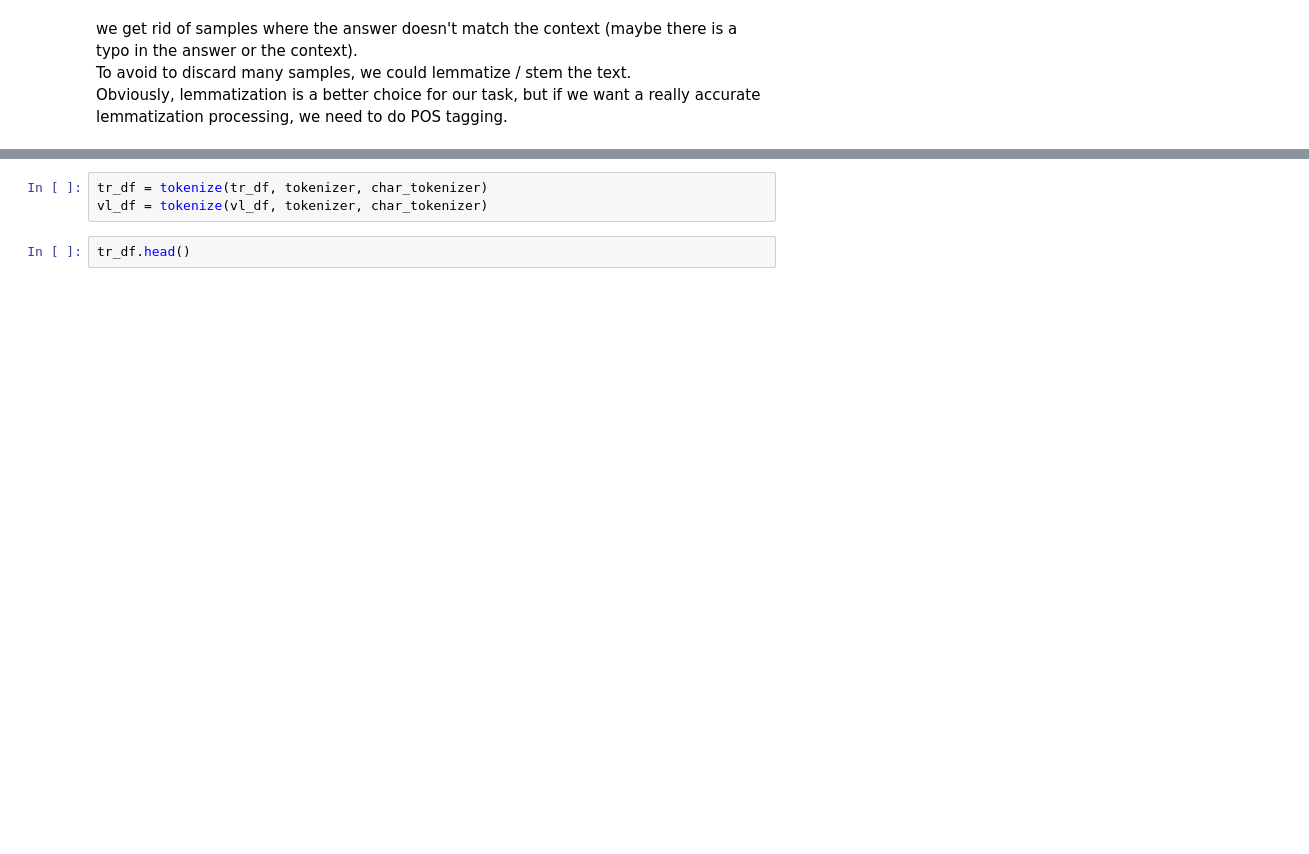
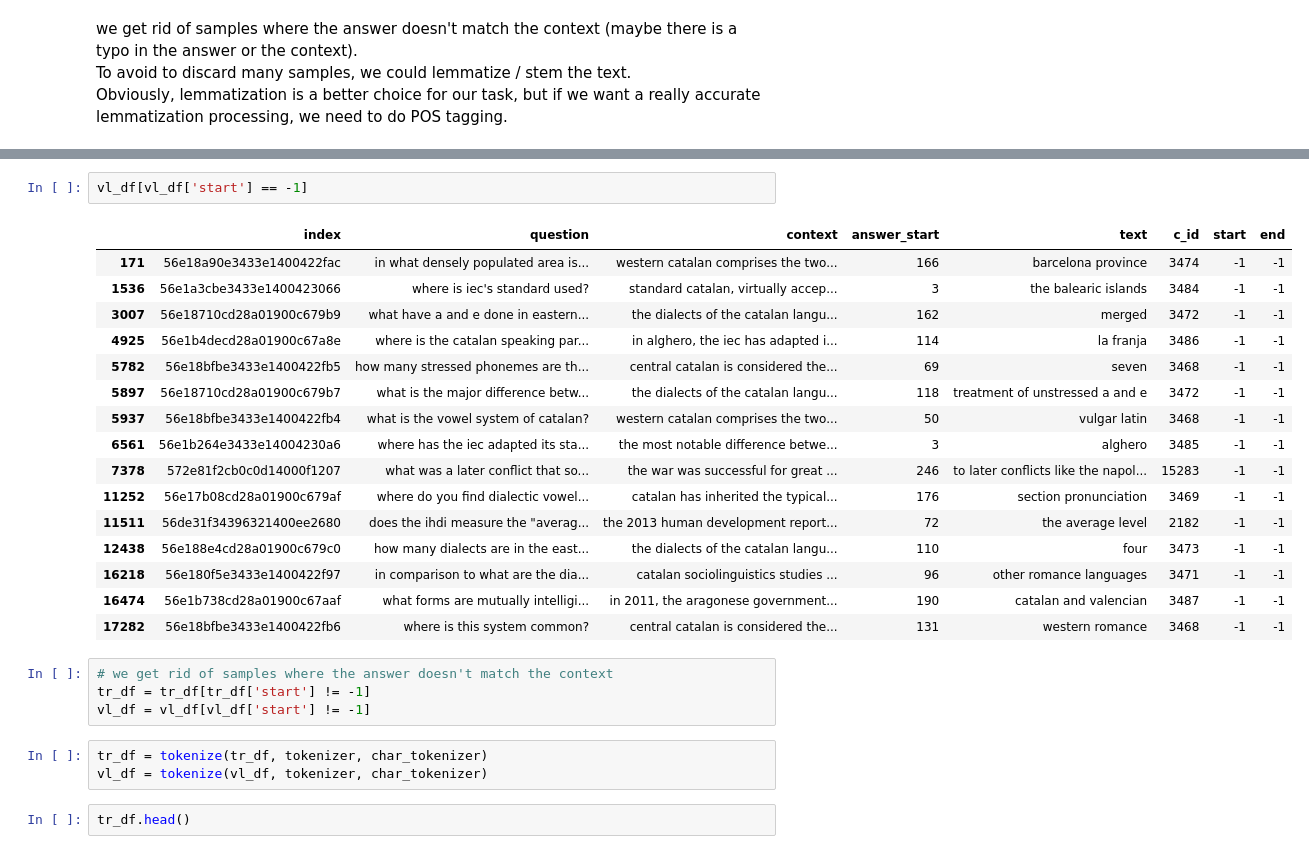
Before and after one commit to CorentinMAG/NLP, a Jupyter notebook: BIDAF/bidaf_preprocessing.ipynb, the cells around one changed output, grey strips where cells are left out. Drawn from its saved outputs; the diff is of its cells as text; blank space fills up the shorter version.

```diff
--- a/BIDAF/bidaf_preprocessing.ipynb
+++ b/BIDAF/bidaf_preprocessing.ipynb
@@ -272,3 +295,26 @@ tr_df[tr_df['start'] == -1].shape[0], vl_df[vl_df['start'] == -1].shape[0]
+# %%
+vl_df[vl_df['start'] == -1]
+# %% [output]
+|  | index | question | context | answer_start | text | c_id | start | end |
+| 171 | 56e18a90e3433e1400422fac | in what densely populated area is... | western catalan comprises the two... | 166 | barcelona province | 3474 | -1 | -1 |
+| 1536 | 56e1a3cbe3433e1400423066 | where is iec's standard used? | standard catalan, virtually accep... | 3 | the balearic islands | 3484 | -1 | -1 |
+| 3007 | 56e18710cd28a01900c679b9 | what have a and e done in eastern... | the dialects of the catalan langu... | 162 | merged | 3472 | -1 | -1 |
+| 4925 | 56e1b4decd28a01900c67a8e | where is the catalan speaking par... | in alghero, the iec has adapted i... | 114 | la franja | 3486 | -1 | -1 |
+| 5782 | 56e18bfbe3433e1400422fb5 | how many stressed phonemes are th... | central catalan is considered the... | 69 | seven | 3468 | -1 | -1 |
+| 5897 | 56e18710cd28a01900c679b7 | what is the major difference betw... | the dialects of the catalan langu... | 118 | treatment of unstressed a and e | 3472 | -1 | -1 |
+| 5937 | 56e18bfbe3433e1400422fb4 | what is the vowel system of catalan? | western catalan comprises the two... | 50 | vulgar latin | 3468 | -1 | -1 |
+| 6561 | 56e1b264e3433e14004230a6 | where has the iec adapted its sta... | the most notable difference betwe... | 3 | alghero | 3485 | -1 | -1 |
+| 7378 | 572e81f2cb0c0d14000f1207 | what was a later conflict that so... | the war was successful for great ... | 246 | to later conflicts like the napol... | 15283 | -1 | -1 |
+| 11252 | 56e17b08cd28a01900c679af | where do you find dialectic vowel... | catalan has inherited the typical... | 176 | section pronunciation | 3469 | -1 | -1 |
+| 11511 | 56de31f34396321400ee2680 | does the ihdi measure the "averag... | the 2013 human development report... | 72 | the average level | 2182 | -1 | -1 |
+| 12438 | 56e188e4cd28a01900c679c0 | how many dialects are in the east... | the dialects of the catalan langu... | 110 | four | 3473 | -1 | -1 |
+| 16218 | 56e180f5e3433e1400422f97 | in comparison to what are the dia... | catalan sociolinguistics studies ... | 96 | other romance languages | 3471 | -1 | -1 |
+| 16474 | 56e1b738cd28a01900c67aaf | what forms are mutually intelligi... | in 2011, the aragonese government... | 190 | catalan and valencian | 3487 | -1 | -1 |
+| 17282 | 56e18bfbe3433e1400422fb6 | where is this system common? | central catalan is considered the... | 131 | western romance | 3468 | -1 | -1 |
+# %%
+# we get rid of samples where the answer doesn't match the context
+tr_df = tr_df[tr_df['start'] != -1]
+vl_df = vl_df[vl_df['start'] != -1]
 # %%
 tr_df = tokenize(tr_df, tokenizer, char_tokenizer)
 vl_df = tokenize(vl_df, tokenizer, char_tokenizer)
```
Also changed, not shown: parts of 34 cells of this notebook.
